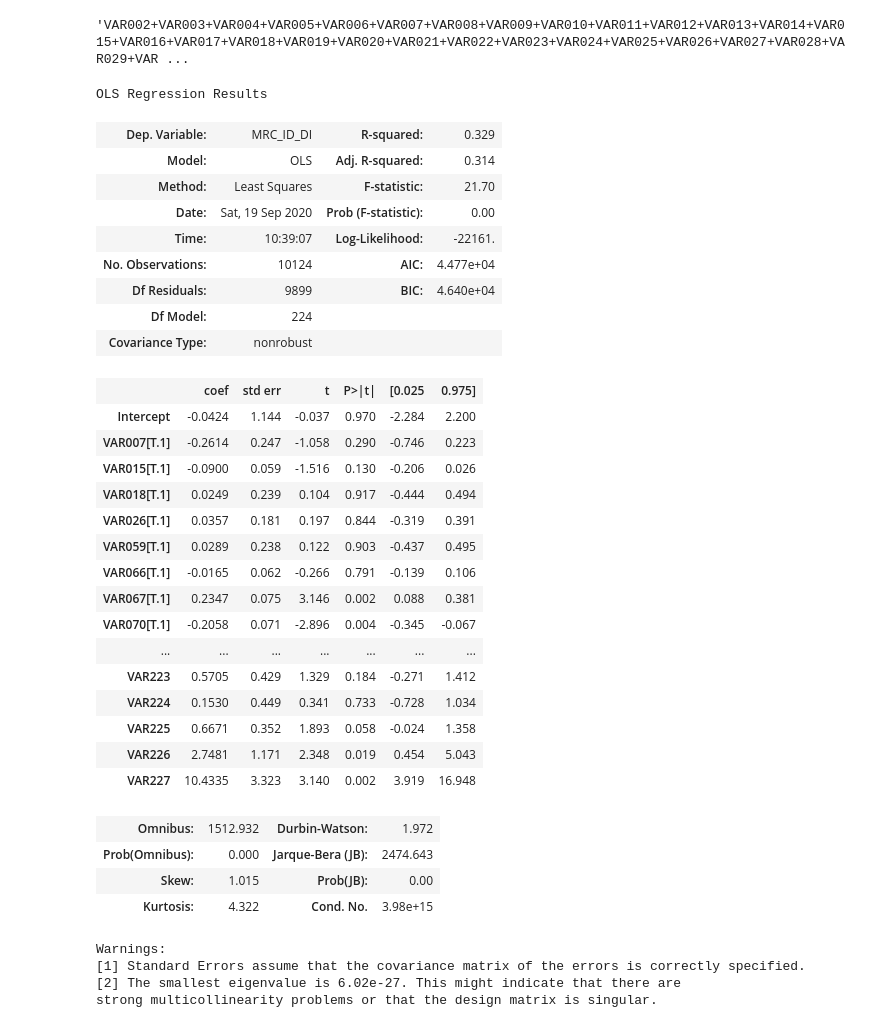
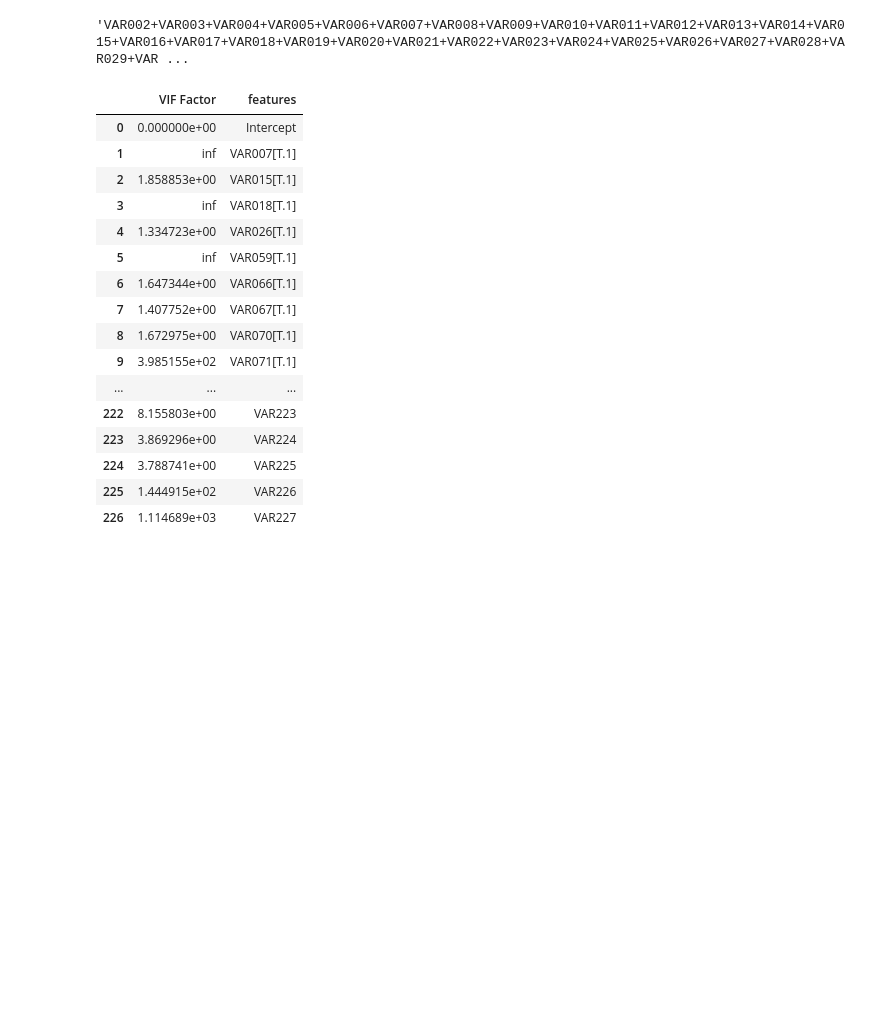
Before and after one commit to sue-bin/SCDC2020, a Jupyter notebook: eda.ipynb, the cells around one changed output. Drawn from its saved outputs; the diff is of its cells as text; code cells hidden in the pictures; blank space fills up the shorter version.

Commit message:
calculate vif between variables

```diff
--- a/eda.ipynb
+++ b/eda.ipynb
@@ -215,44 +245,20 @@ res = model.fit()
-# %%
-res.summary()
-# %% [output]
-OLS Regression Results
-| Dep. Variable: | MRC_ID_DI | R-squared: | 0.329 |
-| Model: | OLS | Adj. R-squared: | 0.314 |
-| Method: | Least Squares | F-statistic: | 21.70 |
-| Date: | Sat, 19 Sep 2020 | Prob (F-statistic): | 0.00 |
-| Time: | 10:39:07 | Log-Likelihood: | -22161. |
-| No. Observations: | 10124 | AIC: | 4.477e+04 |
-| Df Residuals: | 9899 | BIC: | 4.640e+04 |
-| Df Model: | 224 |  |  |
-| Covariance Type: | nonrobust |  |  |
-|  | coef | std err | t | P>|t| | [0.025 | 0.975] |
-| Intercept | -0.0424 | 1.144 | -0.037 | 0.970 | -2.284 | 2.200 |
-| VAR007[T.1] | -0.2614 | 0.247 | -1.058 | 0.290 | -0.746 | 0.223 |
-| VAR015[T.1] | -0.0900 | 0.059 | -1.516 | 0.130 | -0.206 | 0.026 |
-| VAR018[T.1] | 0.0249 | 0.239 | 0.104 | 0.917 | -0.444 | 0.494 |
-| VAR026[T.1] | 0.0357 | 0.181 | 0.197 | 0.844 | -0.319 | 0.391 |
-| VAR059[T.1] | 0.0289 | 0.238 | 0.122 | 0.903 | -0.437 | 0.495 |
-| VAR066[T.1] | -0.0165 | 0.062 | -0.266 | 0.791 | -0.139 | 0.106 |
-| VAR067[T.1] | 0.2347 | 0.075 | 3.146 | 0.002 | 0.088 | 0.381 |
-| VAR070[T.1] | -0.2058 | 0.071 | -2.896 | 0.004 | -0.345 | -0.067 |
-| ... | ... | ... | ... | ... | ... | ... |
-| VAR223 | 0.5705 | 0.429 | 1.329 | 0.184 | -0.271 | 1.412 |
-| VAR224 | 0.1530 | 0.449 | 0.341 | 0.733 | -0.728 | 1.034 |
-| VAR225 | 0.6671 | 0.352 | 1.893 | 0.058 | -0.024 | 1.358 |
-| VAR226 | 2.7481 | 1.171 | 2.348 | 0.019 | 0.454 | 5.043 |
-| VAR227 | 10.4335 | 3.323 | 3.140 | 0.002 | 3.919 | 16.948 |
-| Omnibus: | 1512.932 | Durbin-Watson: | 1.972 |
-| Prob(Omnibus): | 0.000 | Jarque-Bera (JB): | 2474.643 |
-| Skew: | 1.015 | Prob(JB): | 0.00 |
-| Kurtosis: | 4.322 | Cond. No. | 3.98e+15 |
-Warnings:
-[1] Standard Errors assume that the covariance matrix of the errors is correctly specified.
-[2] The smallest eigenvalue is 6.02e-27. This might indicate that there are
-strong multicollinearity problems or that the design matrix is singular.
-# %%
-from statsmodels.stats.outliers_influence import variance_inflation_factor
-
-vif = pd.DataFrame()
-vif["VIF Factor"] = [variance_inflation_factor(feat_df_raw.values, i) for i in range(feat_df_raw.shape[1])]
-# %%
-vif["features"] = feat_df.columns
+# %%
+vif
+# %% [output]
+|  | VIF Factor | features |
+| 0 | 0.000000e+00 | Intercept |
+| 1 | inf | VAR007[T.1] |
+| 2 | 1.858853e+00 | VAR015[T.1] |
+| 3 | inf | VAR018[T.1] |
+| 4 | 1.334723e+00 | VAR026[T.1] |
+| 5 | inf | VAR059[T.1] |
+| 6 | 1.647344e+00 | VAR066[T.1] |
+| 7 | 1.407752e+00 | VAR067[T.1] |
+| 8 | 1.672975e+00 | VAR070[T.1] |
+| 9 | 3.985155e+02 | VAR071[T.1] |
+| ... | ... | ... |
+| 222 | 8.155803e+00 | VAR223 |
+| 223 | 3.869296e+00 | VAR224 |
+| 224 | 3.788741e+00 | VAR225 |
+| 225 | 1.444915e+02 | VAR226 |
+| 226 | 1.114689e+03 | VAR227 |
```
Also changed, not shown: parts of 22 cells of this notebook.
